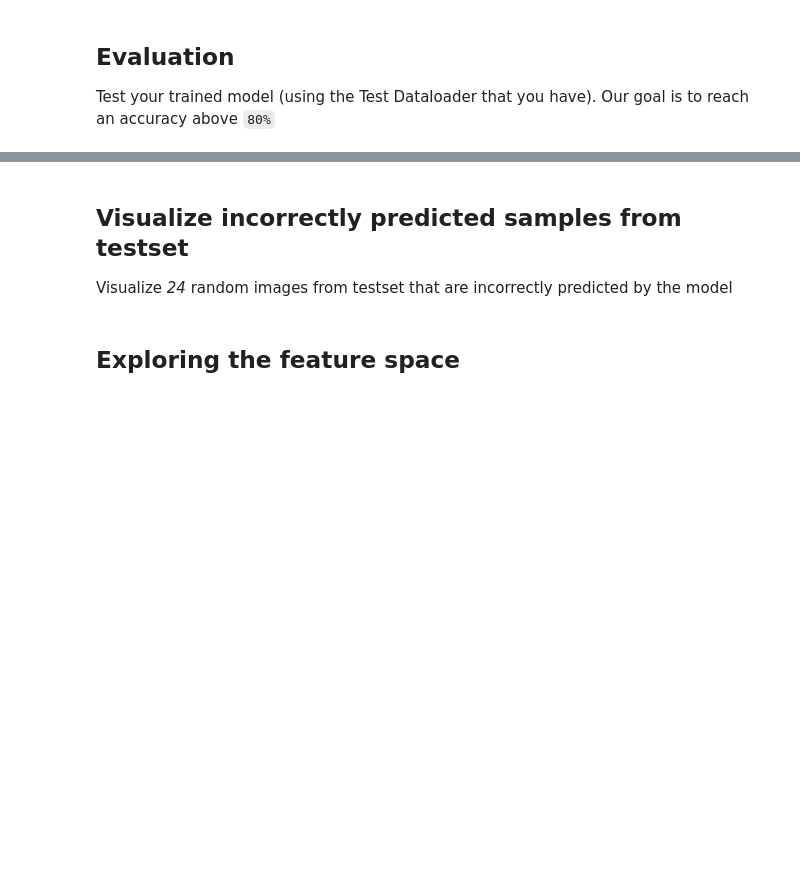
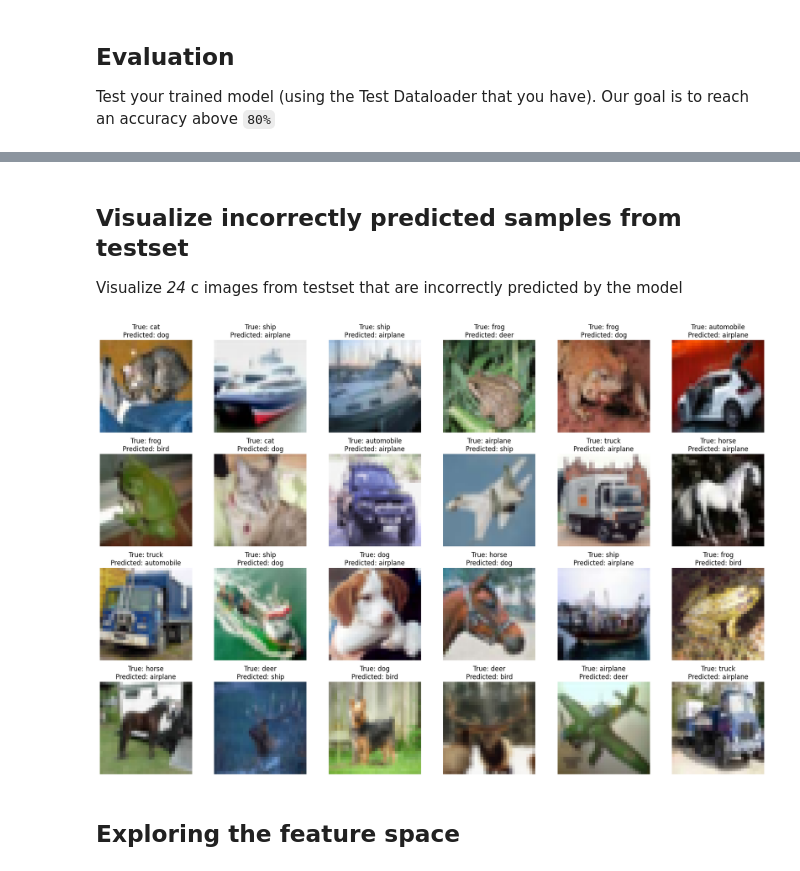
Before and after one commit to sehbeygi79/CIFAR10-Classification-Colorization, a Jupyter notebook: CIFAR10_Classification_And_Colorization.ipynb, the cells around one changed output, grey strips where cells are left out. Drawn from its saved outputs; the diff is of its cells as text; code cells hidden in the pictures; blank space fills up the shorter version.

```diff
--- a/CIFAR10_Classification_And_Colorization.ipynb
+++ b/CIFAR10_Classification_And_Colorization.ipynb
@@ -97,13 +104,14 @@ trainset, valset = torch.utils.data.random_split(
     initial_trainset, (len(initial_trainset) - val_size, val_size)
 )
 # %%
-trainloader = torch.utils.data.DataLoader(trainset, batch_size=64, shuffle=True)
-valloader = torch.utils.data.DataLoader(valset, batch_size=64, shuffle=False)
+batch_size = 400
+trainloader = torch.utils.data.DataLoader(trainset, batch_size=batch_size, shuffle=True, num_workers=2)
+valloader = torch.utils.data.DataLoader(valset, batch_size=batch_size, shuffle=False, num_workers=2)
 # %%
 testset = torchvision.datasets.CIFAR10(
     root="./data", train=False, download=True, transform=transform_test
 )
-testloader = torch.utils.data.DataLoader(testset, batch_size=64, shuffle=False)
+testloader = torch.utils.data.DataLoader(testset, batch_size=batch_size, shuffle=False, num_workers=2)
 # %% [output]
 Files already downloaded and verified
 # %% [markdown]
@@ -553,7 +655,54 @@ test_results = test_network(
 # %% [markdown]
 ## Visualize incorrectly predicted samples from testset
 
-Visualize *24* random images from testset that are incorrectly predicted by the model
+Visualize *24* c images from testset that are incorrectly predicted by the model
+# %%
+def visualize_images(images, labels, preds, classes_list):
+    _, axes = plt.subplots(nrows=4, ncols=6, figsize=(18, 12))
+    for i, ax in enumerate(axes.flat):
+
+        ax.imshow(norminv(images[i]).permute(1, 2, 0))
+        ax.axis("off")
+        ax.set_title(
+            f"True: {classes_list[labels[i]]}\nPredicted: {classes_list[preds[i]]}"
+        )
+    plt.tight_layout()
+    plt.show()
+
+
+def get_misclassified_images(model, data_loader, device, num_images=24):
+    misclassified_images = []
+    true_labels = []
+    predicted_labels = []
+
+    model.eval()
+    with torch.no_grad():
+        for images, labels in data_loader:
+            images, labels = images.to(device), labels.to(device)
+            outputs = model(images)
+            _, predicted = torch.max(outputs, 1)
+            misclassified_mask = predicted != labels
+            misclassified_images.extend(images[misclassified_mask])
+            true_labels.extend(labels[misclassified_mask].tolist())
+            predicted_labels.extend(predicted[misclassified_mask].tolist())
+            if len(misclassified_images) >= num_images:
+                break
+
+    return (
+        misclassified_images[:num_images],
+        true_labels[:num_images],
+        predicted_labels[:num_images],
+    )
+
+
+misclassified_images, true_labels, predicted_labels = get_misclassified_images(
+    net, testloader, device
+)
+visualize_images(
+    misclassified_images, true_labels, predicted_labels, initial_trainset.dataset.classes
+)
+# %% [output]
+[figure, added]
 # %%
 # TODO
 # %% [markdown]
```
Also changed, not shown: parts of 18 cells of this notebook.
